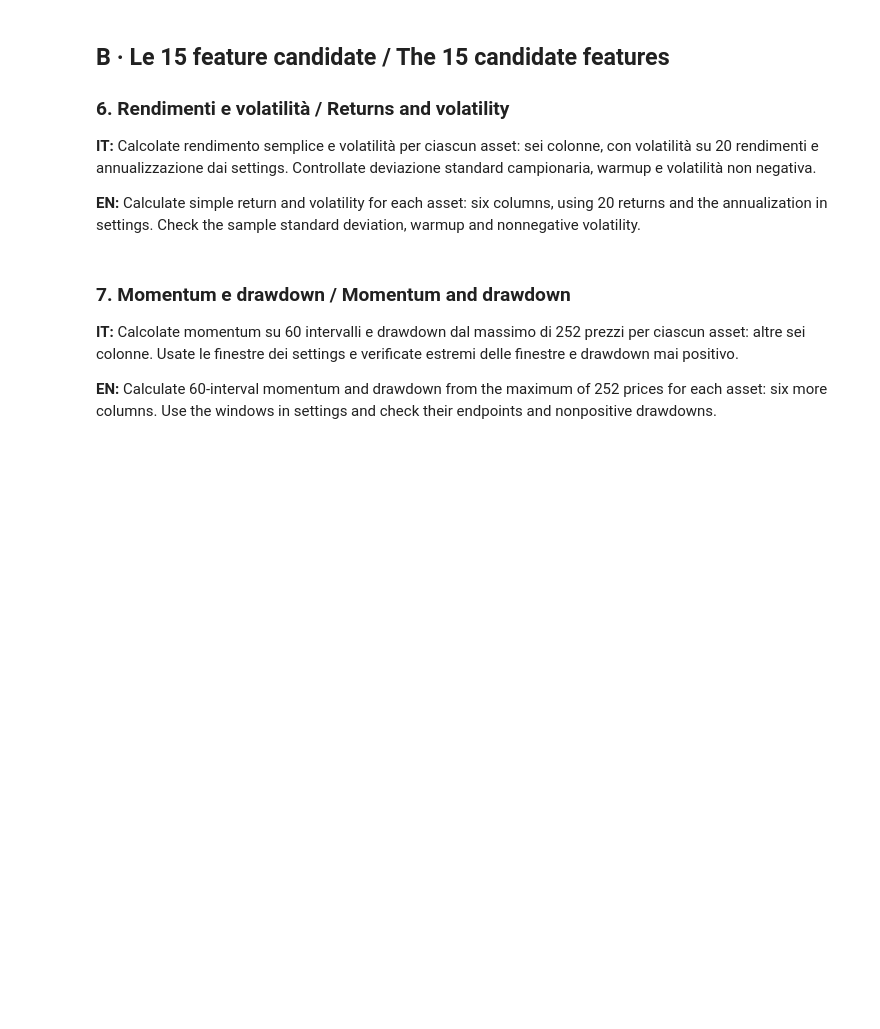
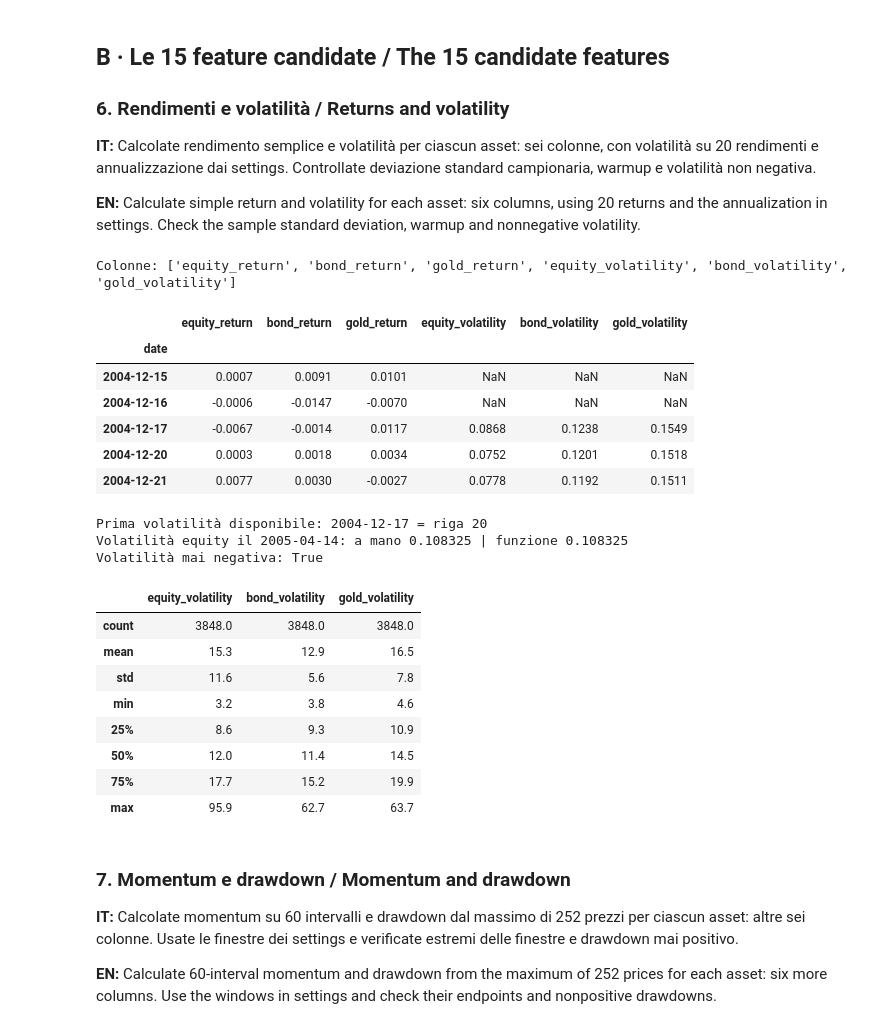
Before and after one commit to Tartaluca21/market-regime-explorer-SF, a Jupyter notebook: notebooks/01_data_and_features.ipynb, the cells around one changed output. Drawn from its saved outputs; the diff is of its cells as text; code cells hidden in the pictures; blank space fills up the shorter version.

```diff
--- a/notebooks/01_data_and_features.ipynb
+++ b/notebooks/01_data_and_features.ipynb
@@ -314,6 +314,54 @@ df originale invariato: True
 **IT:** Calcolate rendimento semplice e volatilità per ciascun asset: sei colonne, con volatilità su 20 rendimenti e annualizzazione dai settings. Controllate deviazione standard campionaria, warmup e volatilità non negativa.
 
 **EN:** Calculate simple return and volatility for each asset: six columns, using 20 returns and the annualization in settings. Check the sample standard deviation, warmup and nonnegative volatility.
+# %%
+from core.features import rendimenti_e_volatilita
+
+rv = rendimenti_e_volatilita(prices, settings)
+print("Colonne:", list(rv.columns))
+
+# Warm-up: la volatilità compare solo quando ci sono 20 rendimenti
+display(rv.iloc[18:23].round(4))
+primo_vol = rv["equity_volatility"].first_valid_index()
+print("Prima volatilità disponibile:", primo_vol.date(), "= riga", prices.index.get_loc(primo_vol))
+# riga 20: servono 21 prezzi per avere 20 rendimenti
+
+# Controllo a mano su una data: deviazione standard campionaria degli ultimi 20 rendimenti
+t = 100
+finestra = settings["windows"]["volatility"]
+ultimi_20 = returns["equity"].iloc[t - finestra + 1 : t + 1]
+a_mano = ultimi_20.std(ddof=1) * np.sqrt(settings["annualization_days"])
+print(f"Volatilità equity il {prices.index[t].date()}: a mano {a_mano:.6f} | funzione {rv['equity_volatility'].iloc[t]:.6f}")
+assert np.isclose(a_mano, rv["equity_volatility"].iloc[t])
+
+# I rendimenti devono coincidere con quelli del compito 3
+assert np.allclose(rv[["equity_return", "bond_return", "gold_return"]], returns, equal_nan=True)
+
+# La volatilità non può essere negativa
+vol = rv.filter(like="volatility").dropna()
+print("Volatilità mai negativa:", (vol >= 0).all().all())
+display((vol * 100).describe().round(1))   # in percentuale annua
+# %% [output]
+Colonne: ['equity_return', 'bond_return', 'gold_return', 'equity_volatility', 'bond_volatility', 'gold_volatility']
+|  | equity_return | bond_return | gold_return | equity_volatility | bond_volatility | gold_volatility |
+| date |  |  |  |  |  |  |
+| 2004-12-15 | 0.0007 | 0.0091 | 0.0101 | NaN | NaN | NaN |
+| 2004-12-16 | -0.0006 | -0.0147 | -0.0070 | NaN | NaN | NaN |
+| 2004-12-17 | -0.0067 | -0.0014 | 0.0117 | 0.0868 | 0.1238 | 0.1549 |
+| 2004-12-20 | 0.0003 | 0.0018 | 0.0034 | 0.0752 | 0.1201 | 0.1518 |
+| 2004-12-21 | 0.0077 | 0.0030 | -0.0027 | 0.0778 | 0.1192 | 0.1511 |
+Prima volatilità disponibile: 2004-12-17 = riga 20
+Volatilità equity il 2005-04-14: a mano 0.108325 | funzione 0.108325
+Volatilità mai negativa: True
+|  | equity_volatility | bond_volatility | gold_volatility |
+| count | 3848.0 | 3848.0 | 3848.0 |
+| mean | 15.3 | 12.9 | 16.5 |
+| std | 11.6 | 5.6 | 7.8 |
+| min | 3.2 | 3.8 | 4.6 |
+| 25% | 8.6 | 9.3 | 10.9 |
+| 50% | 12.0 | 11.4 | 14.5 |
+| 75% | 17.7 | 15.2 | 19.9 |
+| max | 95.9 | 62.7 | 63.7 |
 # %% [markdown]
 ### 7. Momentum e drawdown / Momentum and drawdown
 
```
Also changed, not shown: parts of 4 cells of this notebook, 1 other file.
